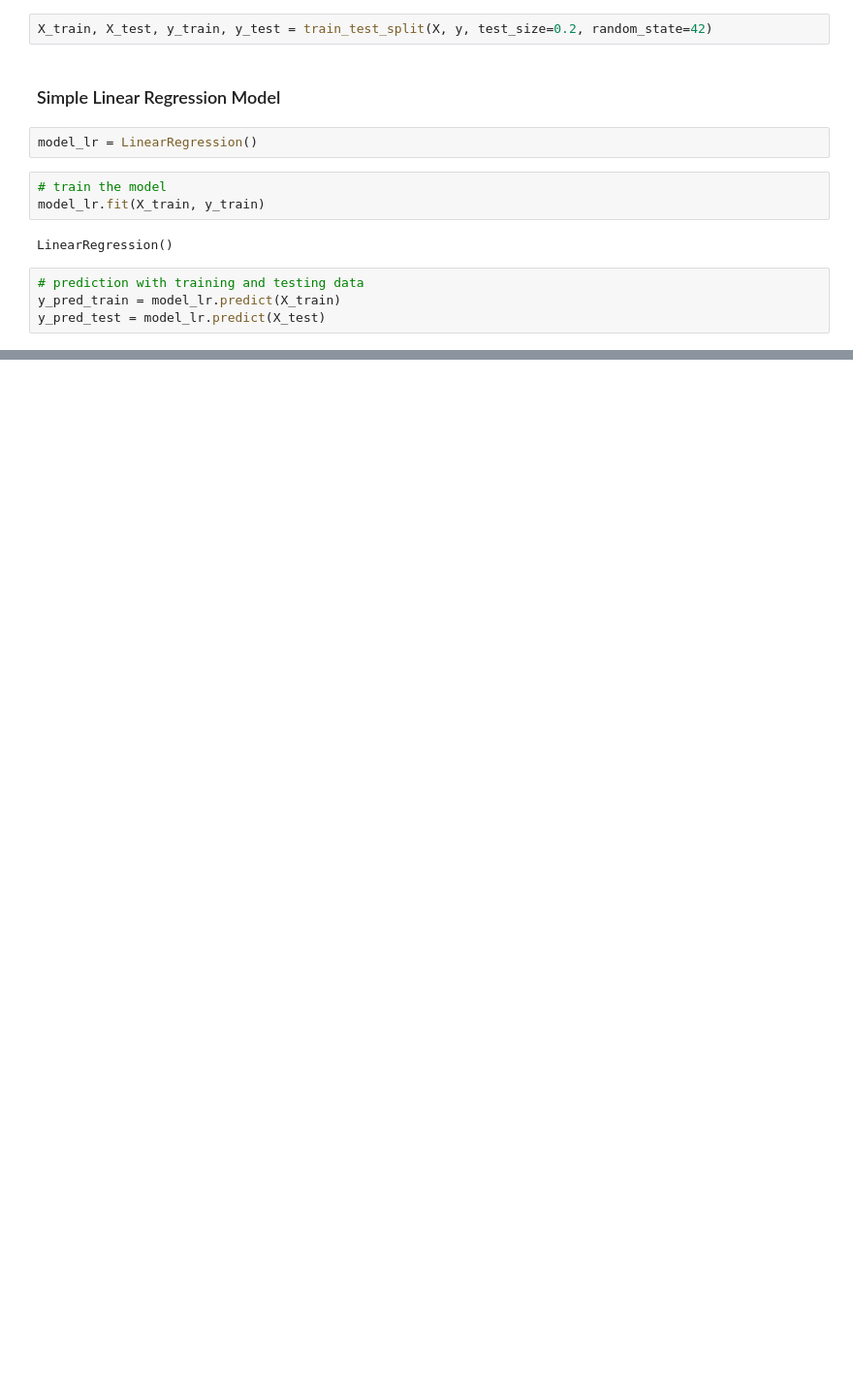
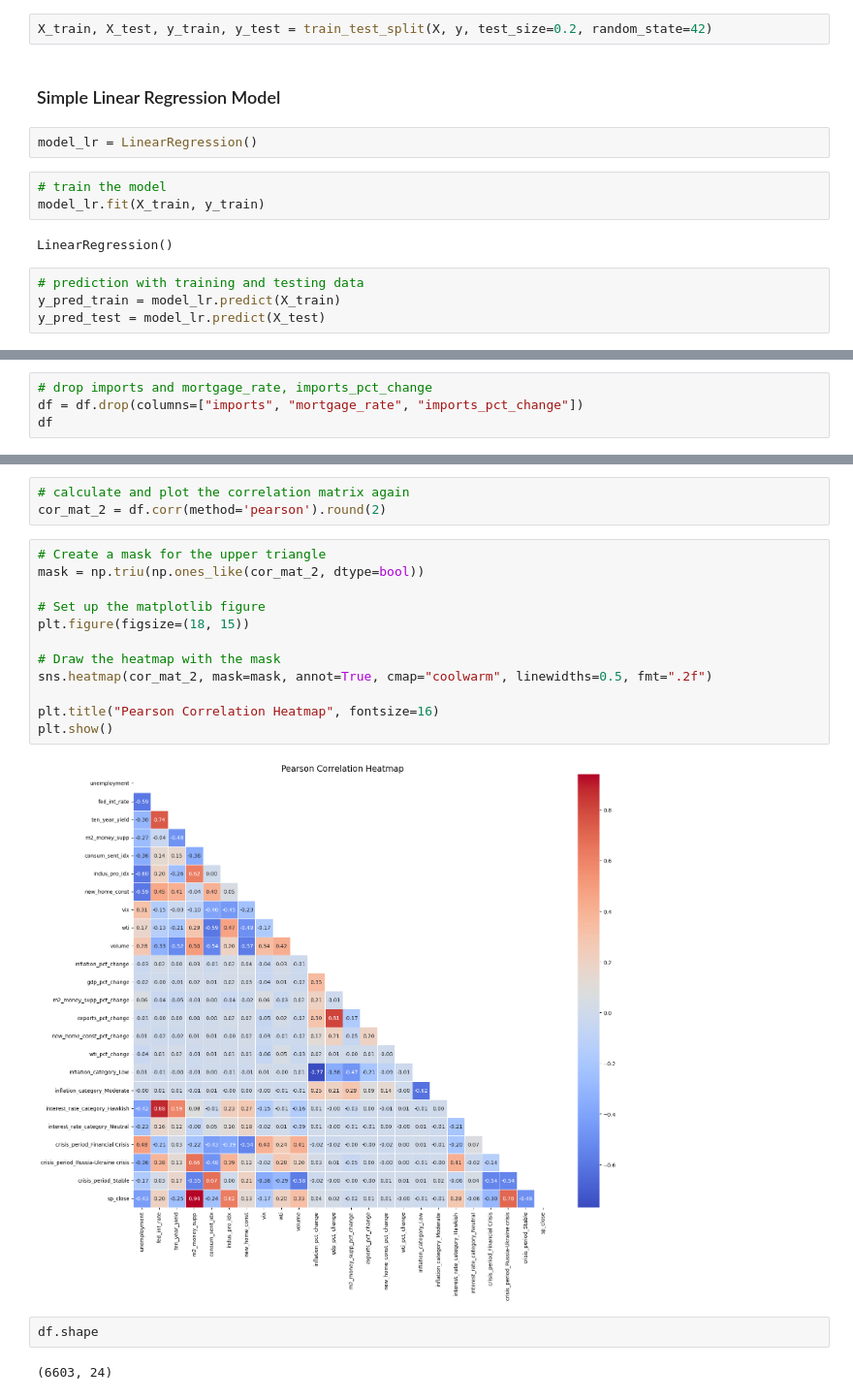
Before and after one commit to abhishek-chattopadhyay/mid-project-ml-financial-analysis, a Jupyter notebook: code/supervised_ml_regression.ipynb, the cells around one changed output, grey strips where cells are left out. Shown at 97% size. Cells and saved outputs as stored; diff of their text form; blank space fills up the shorter version.

```diff
--- a/code/supervised_ml_regression.ipynb
+++ b/code/supervised_ml_regression.ipynb
@@ -131,0 +338,4 @@ plt.show()
+# %%
+# drop imports and mortgage_rate, imports_pct_change
+df = df.drop(columns=["imports", "mortgage_rate", "imports_pct_change"])
+df
@@ -131,0 +356,21 @@ plt.show()
+# %%
+# calculate and plot the correlation matrix again
+cor_mat_2 = df.corr(method='pearson').round(2)
+# %%
+# Create a mask for the upper triangle
+mask = np.triu(np.ones_like(cor_mat_2, dtype=bool))
+
+# Set up the matplotlib figure
+plt.figure(figsize=(18, 15))
+
+# Draw the heatmap with the mask
+sns.heatmap(cor_mat_2, mask=mask, annot=True, cmap="coolwarm", linewidths=0.5, fmt=".2f")
+
+plt.title("Pearson Correlation Heatmap", fontsize=16)
+plt.show()
+# %% [output]
+[figure, added]
+# %%
+df.shape
+# %% [output]
+(6603, 24)
```
Also changed, not shown: parts of 34 cells of this notebook.
